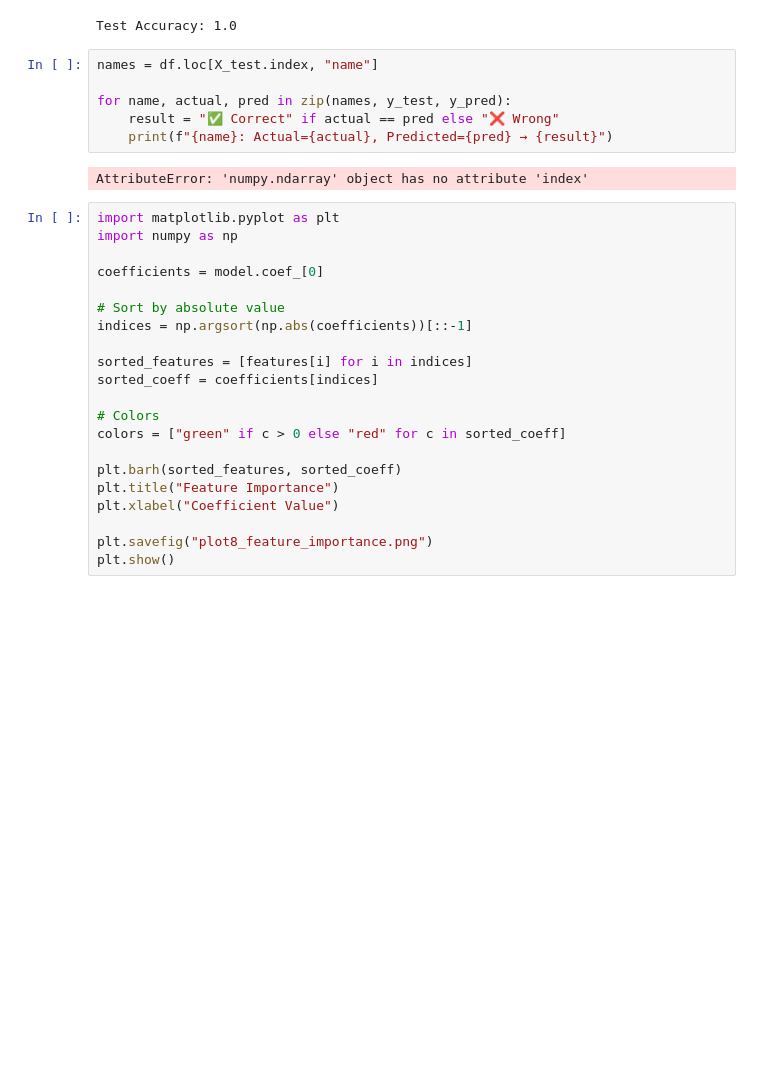
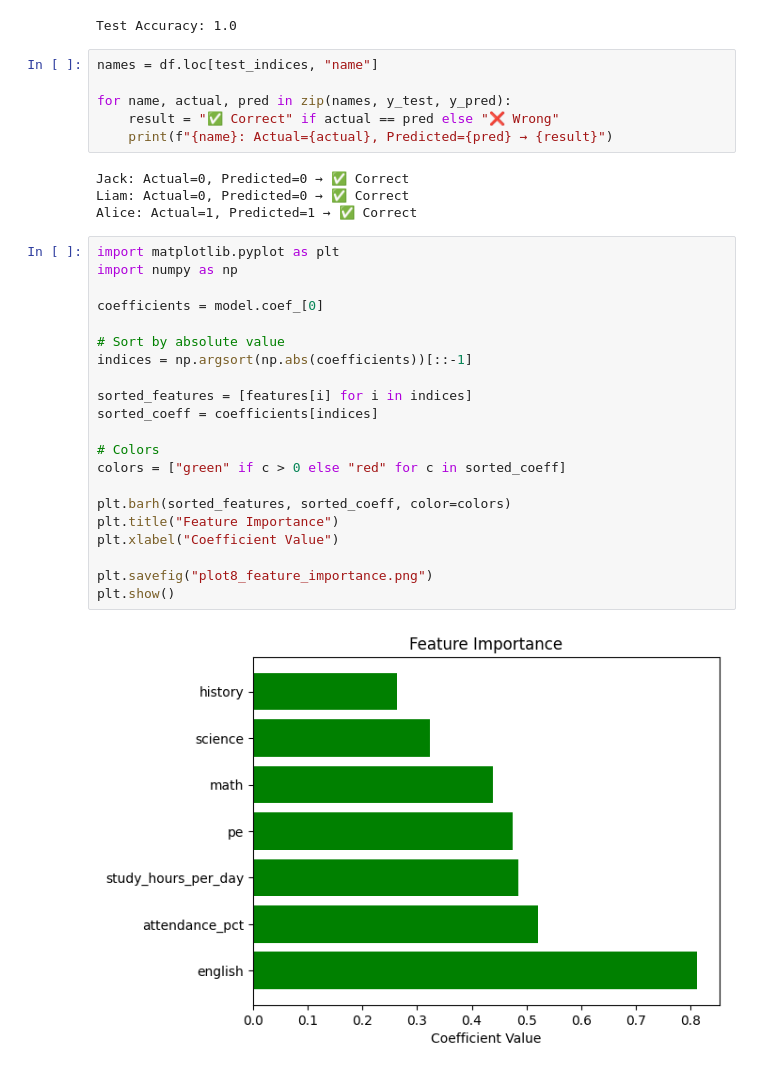
Before and after one commit to chikita06/assignment-03-BITSom_BA_2511200-Part4, a Jupyter notebook: part4_visualization_ml.ipynb, the cells around one changed output. Cells and saved outputs as stored; diff of their text form; blank space fills up the shorter version.

```diff
--- a/part4_visualization_ml.ipynb
+++ b/part4_visualization_ml.ipynb
@@ -265,32 +265,36 @@ print("Test Accuracy:", accuracy_score(y_test, y_pred))
 # %% [output]
 Test Accuracy: 1.0
 # %%
-names = df.loc[X_test.index, "name"]
+names = df.loc[test_indices, "name"]
 
 for name, actual, pred in zip(names, y_test, y_pred):
     result = "✅ Correct" if actual == pred else "❌ Wrong"
     print(f"{name}: Actual={actual}, Predicted={pred} → {result}")
 # %% [output]
-AttributeError: 'numpy.ndarray' object has no attribute 'index'
+Jack: Actual=0, Predicted=0 → ✅ Correct
+Liam: Actual=0, Predicted=0 → ✅ Correct
+Alice: Actual=1, Predicted=1 → ✅ Correct
 # %%
 import matplotlib.pyplot as plt
 import numpy as np
 
 coefficients = model.coef_[0]
 
 # Sort by absolute value
 indices = np.argsort(np.abs(coefficients))[::-1]
 
 sorted_features = [features[i] for i in indices]
 sorted_coeff = coefficients[indices]
 
 # Colors
 colors = ["green" if c > 0 else "red" for c in sorted_coeff]
 
-plt.barh(sorted_features, sorted_coeff)
+plt.barh(sorted_features, sorted_coeff, color=colors)
 plt.title("Feature Importance")
 plt.xlabel("Coefficient Value")
 
 plt.savefig("plot8_feature_importance.png")
 plt.show()
+# %% [output]
+[figure, added]
 # %%
```
Also changed, not shown: parts of 1 cell of this notebook, 1 other file.
